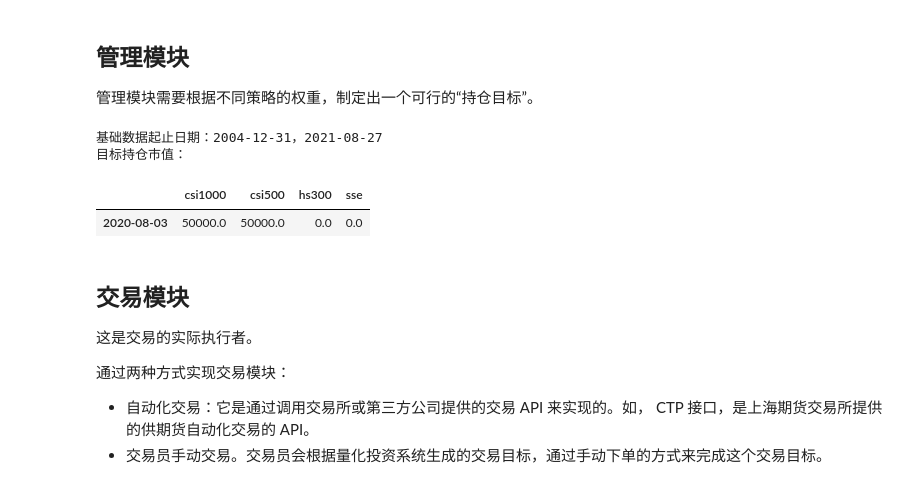
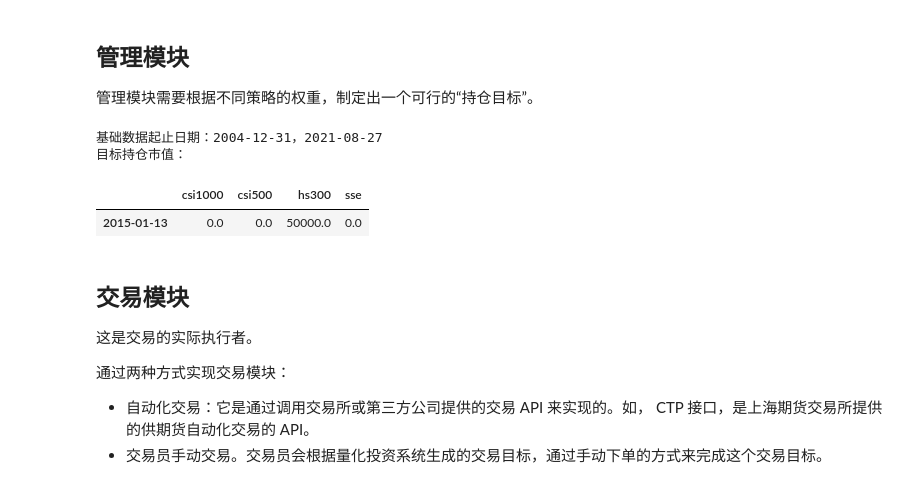
Before and after one commit to hdouhua/pick-up-python, a Jupyter notebook: inv/quant/example.ipynb, the cells around one changed output. Drawn from its saved outputs; the diff is of its cells as text; code cells hidden in the pictures.

```diff
--- a/inv/quant/example.ipynb
+++ b/inv/quant/example.ipynb
@@ -63,29 +106,29 @@ cal_period_perf_indicator(res.loc[:, ['hs300', 'csi500', 'account']])
 # %%
 """
 开盘前
 """
 # 设置拟交易日期
-T = datetime.date(2020, 8, 3)
+T = datetime.date(2015, 1, 13)
 # 目标投资金额
 target_amount = 100000
 
 # 读取基础数据：截止T-1日
 data = get_hist_data(data_file, end_date=T - datetime.timedelta(days=1))
 
 # 生成目标组合权重
 target_wgt1 = calendar_stgy(data, start_date=T, end_date=T, params={'index_id': 'csi1000', 't1': 1, 't2': 5})
 target_wgt2 = rotation_stgy1(data, start_date=T, end_date=T, params={'N': 20})
 target_wgt = 0.5 * target_wgt1 + 0.5 * target_wgt2
 
 # 输出目标持仓市值
 target_mv = target_wgt * target_amount
 print('目标持仓市值：')
 display(target_mv)
 # %% [output]
 基础数据起止日期：2004-12-31，2021-08-27
 目标持仓市值：
 |  | csi1000 | csi500 | hs300 | sse |
-| 2020-08-03 | 50000.0 | 50000.0 | 0.0 | 0.0 |
+| 2015-01-13 | 0.0 | 0.0 | 50000.0 | 0.0 |
 # %% [markdown]
 ## 交易模块
 
```
Also changed, not shown: parts of 5 cells of this notebook, 10 other files.
